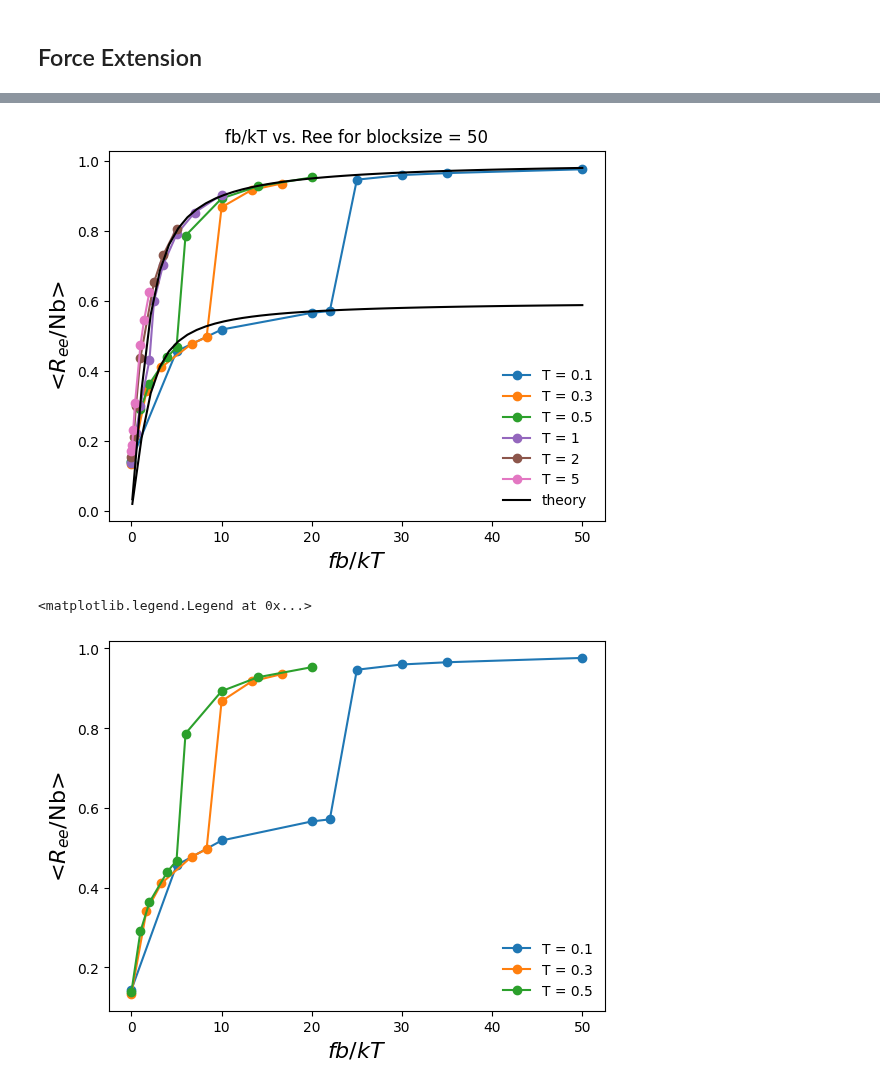
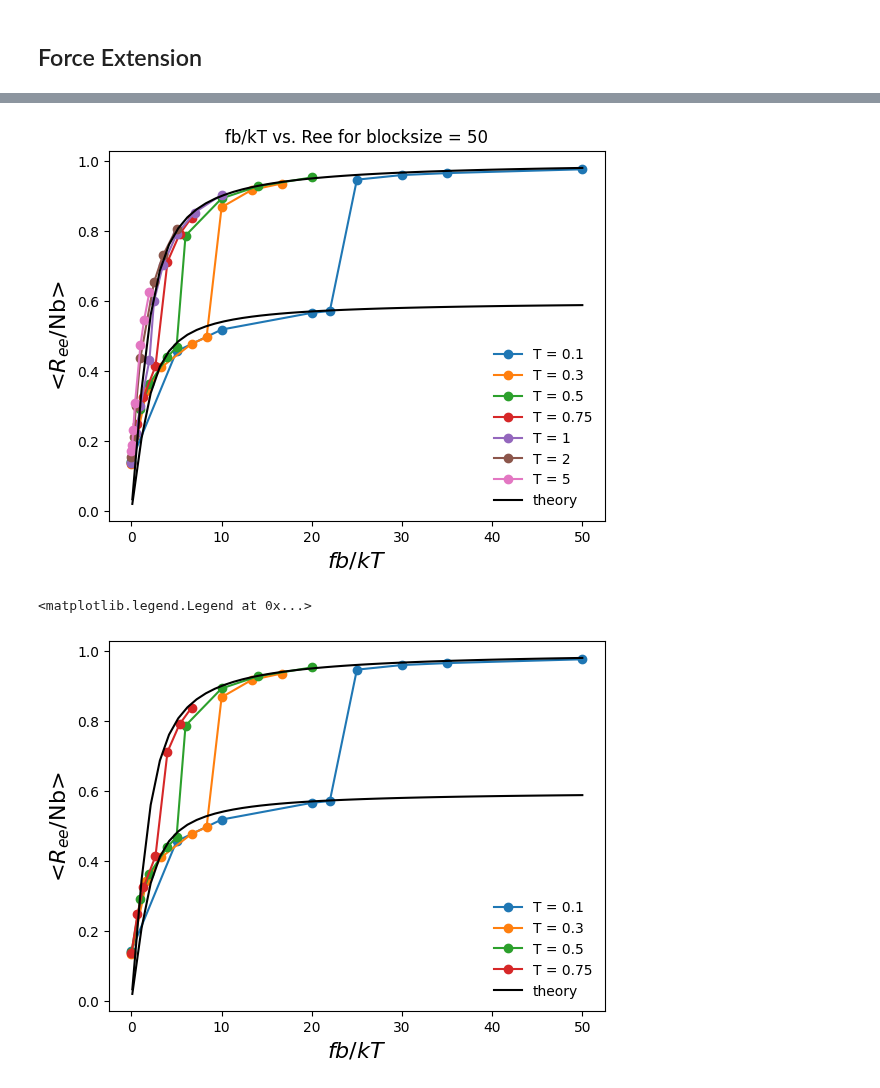
Before and after one commit to VagrantHyp/Code, a Jupyter notebook: Block50.ipynb, the cells around one changed output, grey strips where cells are left out. Saved outputs shown, nothing was run; the diff lists cells and outputs as text; code cells hidden in the pictures.

Commit message:
New data

```diff
--- a/Block50.ipynb
+++ b/Block50.ipynb
@@ -8,7 +8,7 @@ from Methods import CGT
 ## Construct CGT Objects (at different T)
 # %%
 #Temperatures tested
-temps = [0.1, 0.3, 0.5, 1, 2, 5]
+temps = [0.1, 0.3, 0.5, 0.75, 1, 2, 5]
 # %%
 #T = 0.1
 f = [0, 0.5, 1, 2, 2.2, 2.5, 3, 3.5, 5]
@@ -60,3 +60,20 @@ for path in os.listdir(Reefolder):
     Reepaths.sort()
 
 CGT05 = CGT(f, t, Rgpaths, Reepaths)
+# %%
+#T = 0.75
+f = [0, 0.5, 1, 2, 3, 4, 5]
+t = 0.75
+Rgfolder = '../Data/Block50/Radius of gyration/ForcesT075'
+Reefolder = '../Data/Block50/End-to-end distance/ForcesT075'
+Rgpaths = []
+Reepaths = []
+for path in os.listdir(Rgfolder):
+    Rgpaths.append(Rgfolder + '/' + path)
+    Rgpaths.sort()
+
+for path in os.listdir(Reefolder):
+    Reepaths.append(Reefolder + '/' + path)
+    Reepaths.sort()
+
+CGT075 = CGT(f, t, Rgpaths, Reepaths)
@@ -114,7 +133,7 @@ for path in os.listdir(Reefolder):
 
 CGT5 = CGT(f, t, Rgpaths, Reepaths)
 # %%
-lsCGTBl50 = [CGT01,CGT03,CGT05,CGT1,CGT2,CGT5]
+lsCGTBl50 = [CGT01,CGT03,CGT05,CGT075,CGT1,CGT2,CGT5]
 %store lsCGTBl50
 forces = ms.lsForces(lsCGTBl50)
 print(forces)
@@ -231,27 +254,27 @@ plt.title("fb/kT vs. Ree for blocksize = 50")
 plt.savefig('../Data/Block50/Figures/Fbkt vs Ree')
 # plt.xlim(0,10)
 # %% [output]
-[figure, old version]
+[figure, new version]
 # %%
 #Below Critical Temperature
 
-for cgt in lsCGTBl50[0:3]:
+for cgt in lsCGTBl50[0:4]:
     force = np.array(cgt.f)
     Ree = np.array(cgt.aveRee)
     plt.plot(force / cgt.t, Ree / 100, 'o-', color = cgt.color, label = 'T = ' + str(cgt.t))
 
 x = np.linspace(0.1, 50)
 y = 1 / np.tanh(x) - 1 / x
 y2 = y * 3/5
-# plt.plot(x,y, color = 'k', label = 'theory')
-# plt.plot(x,y2, color = 'k')
+plt.plot(x,y, color = 'k', label = 'theory')
+plt.plot(x,y2, color = 'k')
 
 plt.xlabel('$fb/kT$', fontsize=16)
 plt.ylabel('<$R_{ee}$/Nb>', fontsize=16)
 plt.legend(frameon=False)
 # %% [output]
 <matplotlib.legend.Legend at 0x...>
-[figure, old version]
+[figure, new version]
 # %%
 #Graph T vs fbkT where 1st order transition occurs
 # T = [0.1, 0.5, 1]
```
Also changed, not shown: parts of 6 cells of this notebook, 1 other file.
